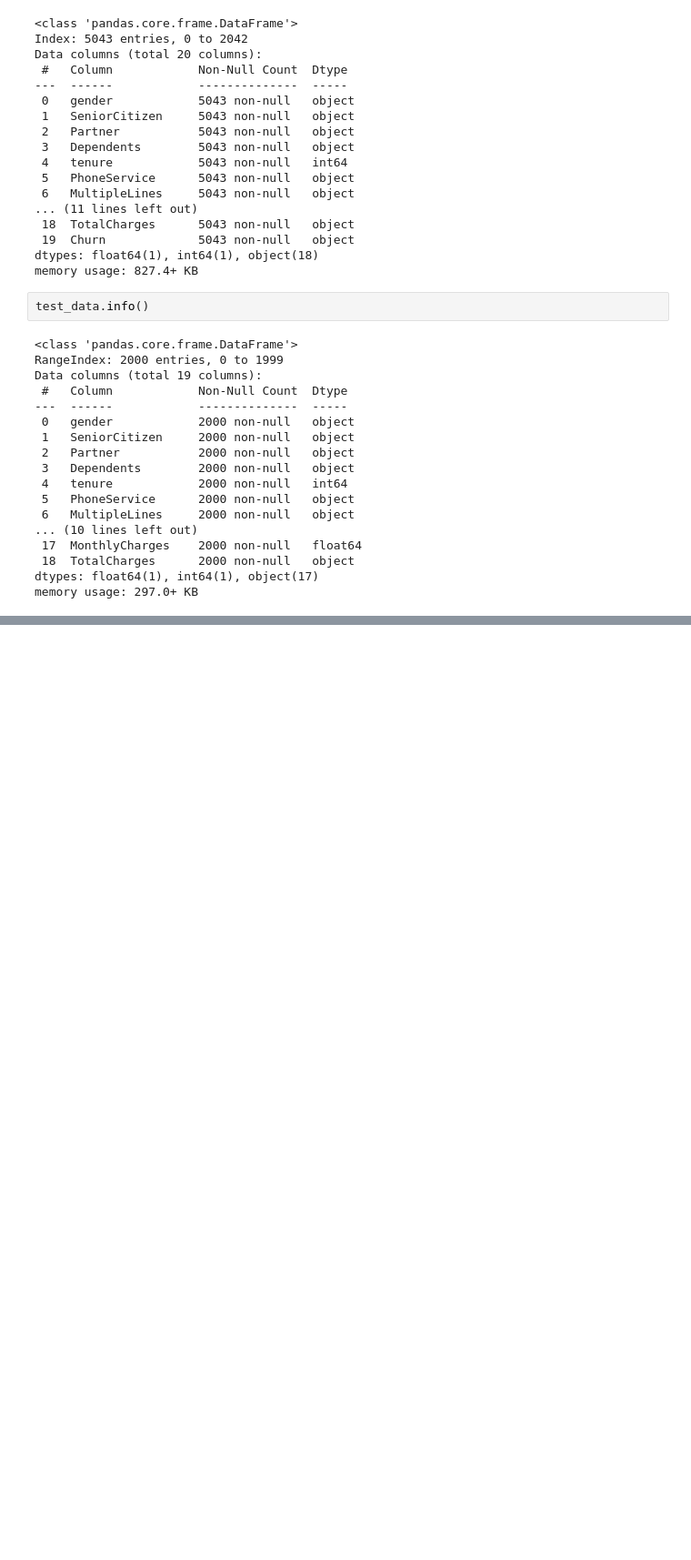
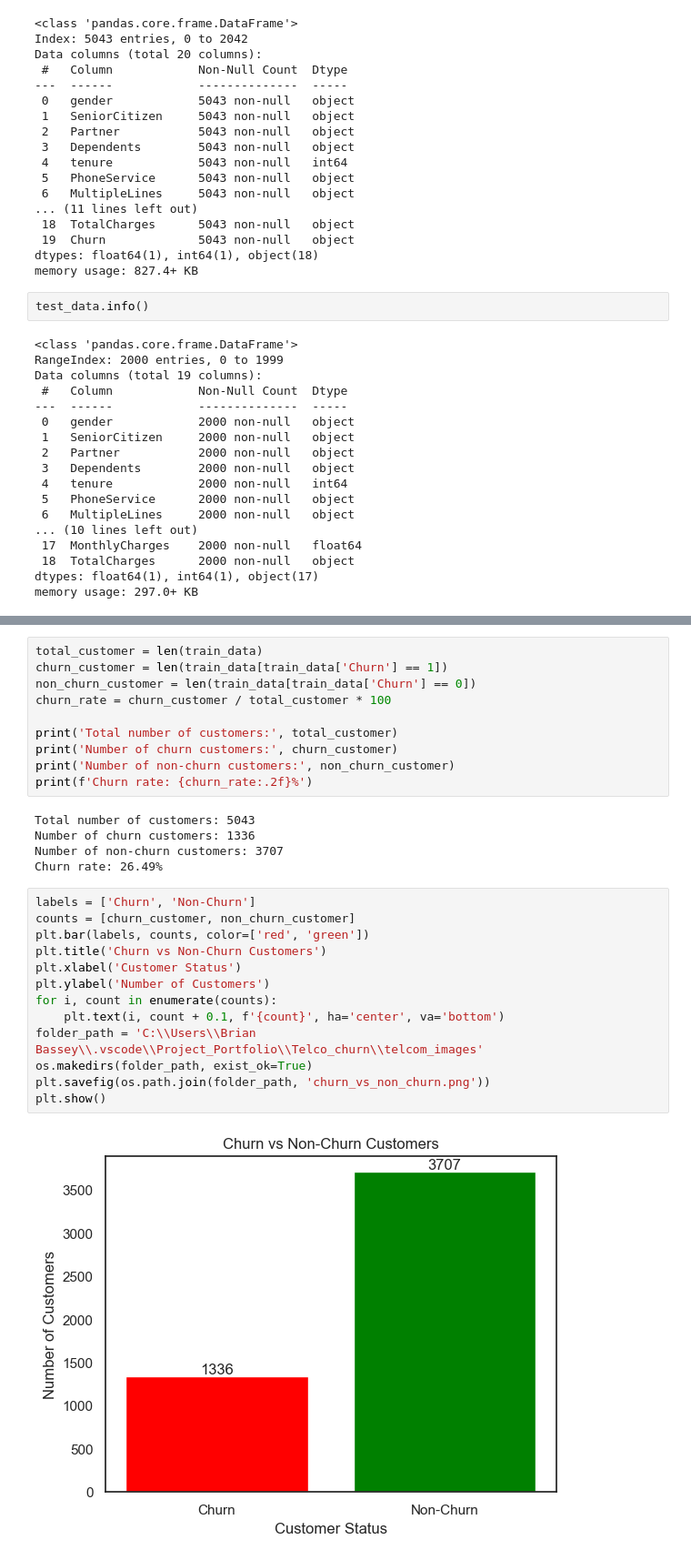
Before and after one commit to BrianBassey37/Project_Portfolio, a Jupyter notebook: Telco_churn/Telco_churn_notebook.ipynb, the cells around one changed output, grey strips where cells are left out. Shown at 91% size. Drawn from its saved outputs; the diff is of its cells as text; blank space fills up the shorter version.

```diff
--- a/Telco_churn/Telco_churn_notebook.ipynb
+++ b/Telco_churn/Telco_churn_notebook.ipynb
@@ -634,0 +675,30 @@ data_1.describe()
+# %%
+total_customer = len(train_data)
+churn_customer = len(train_data[train_data['Churn'] == 1])
+non_churn_customer = len(train_data[train_data['Churn'] == 0])
+churn_rate = churn_customer / total_customer * 100
+
+print('Total number of customers:', total_customer)
+print('Number of churn customers:', churn_customer)
+print('Number of non-churn customers:', non_churn_customer)
+print(f'Churn rate: {churn_rate:.2f}%')
+# %% [output]
+Total number of customers: 5043
+Number of churn customers: 1336
+Number of non-churn customers: 3707
+Churn rate: 26.49%
+# %%
+labels = ['Churn', 'Non-Churn']
+counts = [churn_customer, non_churn_customer]
+plt.bar(labels, counts, color=['red', 'green'])
+plt.title('Churn vs Non-Churn Customers')
+plt.xlabel('Customer Status')
+plt.ylabel('Number of Customers')
+for i, count in enumerate(counts):
+    plt.text(i, count + 0.1, f'{count}', ha='center', va='bottom')
+folder_path = 'C:\\Users\\Brian Bassey\\.vscode\\Project_Portfolio\\Telco_churn\\telcom_images'
+os.makedirs(folder_path, exist_ok=True)
+plt.savefig(os.path.join(folder_path, 'churn_vs_non_churn.png'))
+plt.show()
+# %% [output]
+[figure, added]
```
Also changed, not shown: parts of 47 cells of this notebook, 9 other files.
